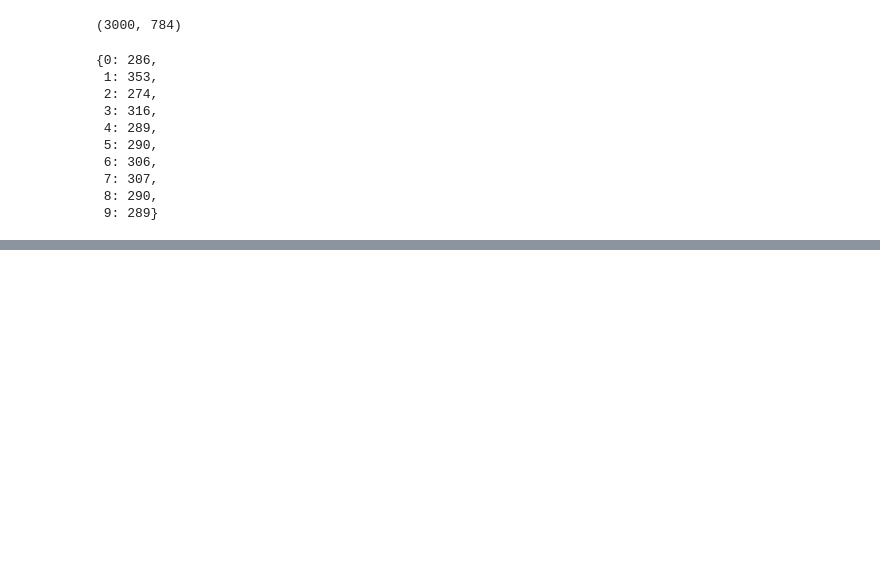
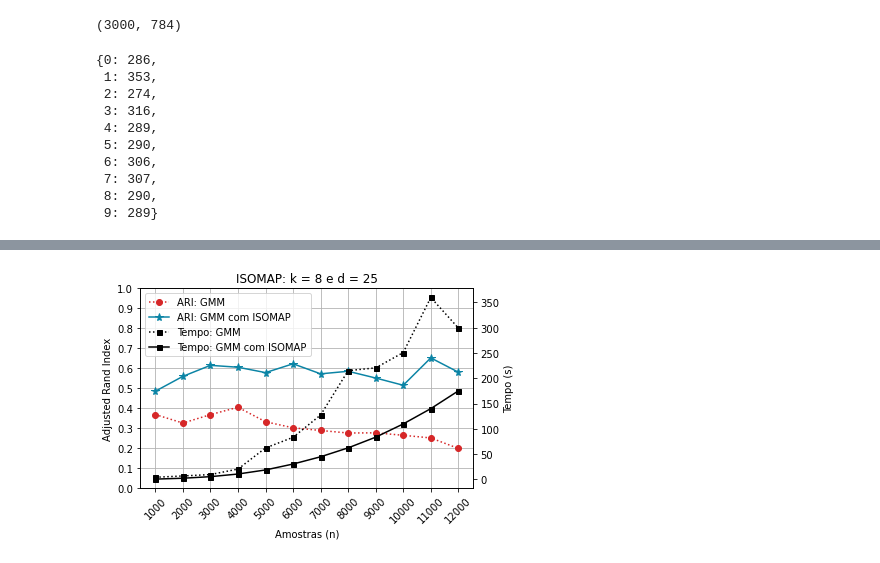
Before and after one commit to MarcoGrivol/Manifold-Learning, a Jupyter notebook: MNIST Multiple Tests.ipynb, the cells around one changed output, grey strips where cells are left out. Saved outputs shown, nothing was run; the diff lists cells and outputs as text; code cells hidden in the pictures; blank space fills up the shorter version.

```diff
--- a/MNIST Multiple Tests.ipynb
+++ b/MNIST Multiple Tests.ipynb
@@ -291,0 +263,26 @@ OrderedDict([('ISOMAP', 0.5769738455120837),
+# %%
+def plot_ari_results_time(method, title, color, marker, size=6):
+    fig, ax1 = plt.subplots()
+    plt.xticks(amostras, rotation=45, ha='center')
+    plt.title(title)
+
+    ax1.set_xlabel('Amostras (n)')
+    ax1.set_ylabel('Adjusted Rand Index')
+    ax1.plot(amostras, ari_results['GMM'], color='tab:red', marker='o', linestyle='dotted', label='ARI: GMM')
+    ax1.plot(amostras, ari_results[method], color=color, marker=marker, label=f'ARI: GMM com {method}', markersize=size)
+    ax1.set_yticks(np.arange(0, 1.01, 0.1))
+    ax1.grid()
+
+    ax2 = ax1.twinx()
+    color = '#000000'
+    ax2.set_ylabel('Tempo (s)', color=color)
+    ax2.plot(amostras, time_results['GMM'], color=color, marker='s', linestyle='dotted', label='Tempo: GMM', markersize=5)
+    ax2.plot(amostras, time_results[method], color=color, marker='s', label=f'Tempo: GMM com {method}', markersize=5)
+    ax2.tick_params(axis='y', labelcolor=color)
+
+    lines, labels = ax1.get_legend_handles_labels()
+    lines2, labels2 = ax2.get_legend_handles_labels()
+    ax2.legend(lines + lines2, labels + labels2, loc=0)
+
+    fig.tight_layout()
+    plt.show()
@@ -291,0 +316,4 @@ OrderedDict([('ISOMAP', 0.5769738455120837),
+# %%
+plot_ari_results_time('ISOMAP', 'ISOMAP: k = 8 e d = 25', '#0b84a5', '*', size=8)
+# %% [output]
+[figure, added]
```
Also changed, not shown: parts of 44 cells of this notebook, 6 other files.
